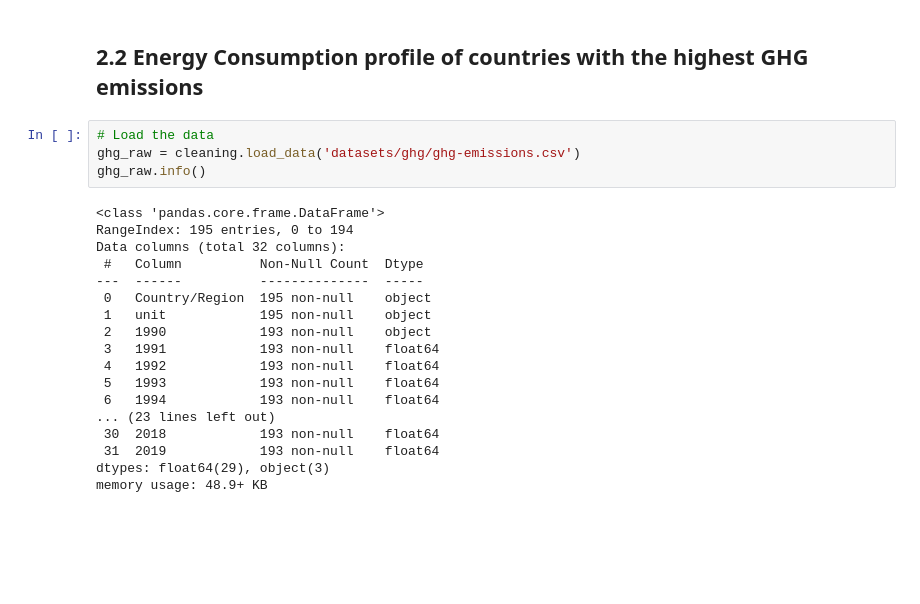
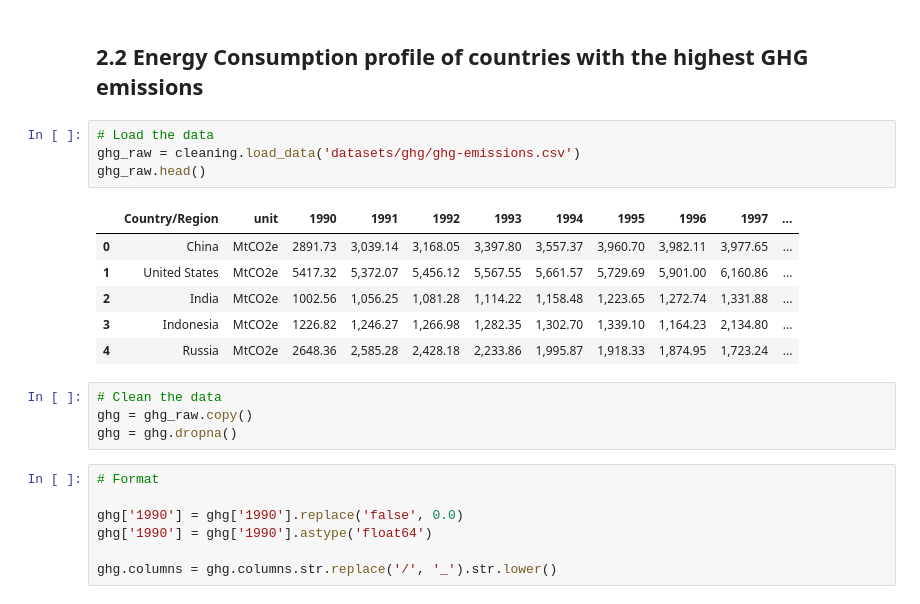
Before and after one commit to Edoardo1996/iornhack-final-project, a Jupyter notebook: main.ipynb, the cells around one changed output. Drawn from its saved outputs; the diff is of its cells as text; blank space fills up the shorter version.

```diff
--- a/main.ipynb
+++ b/main.ipynb
@@ -628,22 +628,22 @@ plt.show()
 # %%
 # Load the data
 ghg_raw = cleaning.load_data('datasets/ghg/ghg-emissions.csv')
-ghg_raw.info()
+ghg_raw.head()
 # %% [output]
-<class 'pandas.core.frame.DataFrame'>
-RangeIndex: 195 entries, 0 to 194
-Data columns (total 32 columns):
- #   Column          Non-Null Count  Dtype
----  ------          --------------  -----
- 0   Country/Region  195 non-null    object
- 1   unit            195 non-null    object
- 2   1990            193 non-null    object
- 3   1991            193 non-null    float64
- 4   1992            193 non-null    float64
- 5   1993            193 non-null    float64
- 6   1994            193 non-null    float64
-... (23 lines left out)
- 30  2018            193 non-null    float64
- 31  2019            193 non-null    float64
-dtypes: float64(29), object(3)
-memory usage: 48.9+ KB
+|  | Country/Region | unit | 1990 | 1991 | 1992 | 1993 | 1994 | 1995 | 1996 | 1997 | ... |
+| 0 | China | MtCO2e | 2891.73 | 3,039.14 | 3,168.05 | 3,397.80 | 3,557.37 | 3,960.70 | 3,982.11 | 3,977.65 | ... |
+| 1 | United States | MtCO2e | 5417.32 | 5,372.07 | 5,456.12 | 5,567.55 | 5,661.57 | 5,729.69 | 5,901.00 | 6,160.86 | ... |
+| 2 | India | MtCO2e | 1002.56 | 1,056.25 | 1,081.28 | 1,114.22 | 1,158.48 | 1,223.65 | 1,272.74 | 1,331.88 | ... |
+| 3 | Indonesia | MtCO2e | 1226.82 | 1,246.27 | 1,266.98 | 1,282.35 | 1,302.70 | 1,339.10 | 1,164.23 | 2,134.80 | ... |
+| 4 | Russia | MtCO2e | 2648.36 | 2,585.28 | 2,428.18 | 2,233.86 | 1,995.87 | 1,918.33 | 1,874.95 | 1,723.24 | ... |
+# %%
+# Clean the data
+ghg = ghg_raw.copy()
+ghg = ghg.dropna()
+# %%
+# Format
+
+ghg['1990'] = ghg['1990'].replace('false', 0.0)
+ghg['1990'] = ghg['1990'].astype('float64')
+
+ghg.columns = ghg.columns.str.replace('/', '_').str.lower()
```
Also changed, not shown: parts of 10 cells of this notebook.
